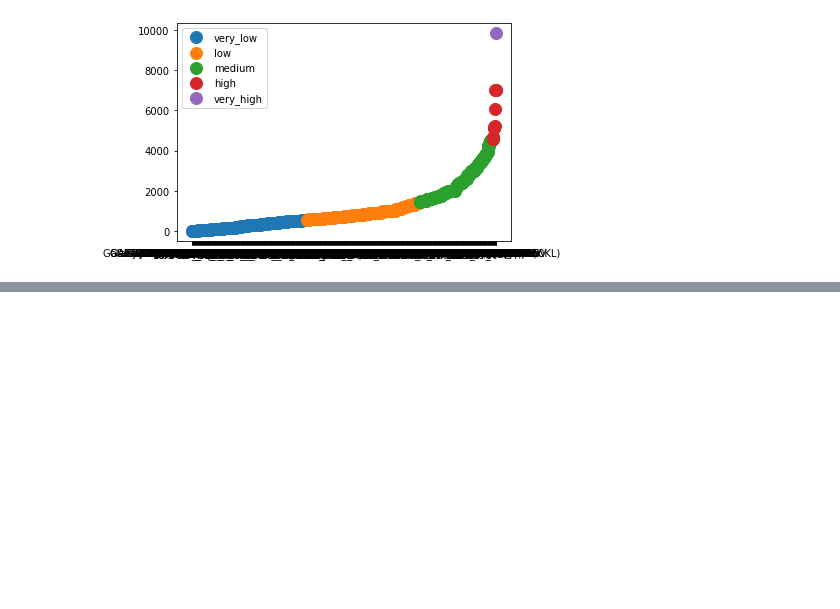
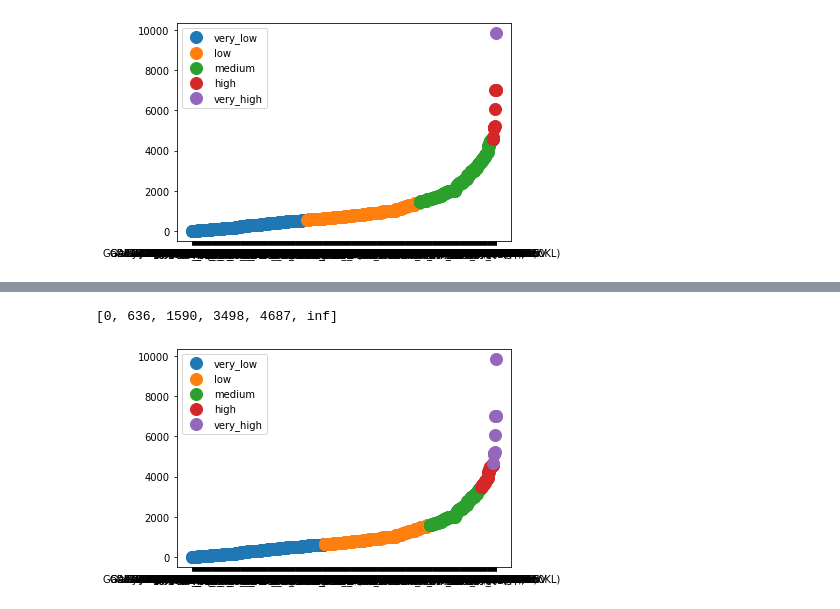
Before and after one commit to thiagolrpinho/phone_prices_crawler, a Jupyter notebook: main.ipynb, the cells around one changed output, grey strips where cells are left out. Drawn from its saved outputs; the diff is of its cells as text; code cells hidden in the pictures; blank space fills up the shorter version.

Commit message:
:sparkles: add: price ranges using ibge research

```diff
--- a/main.ipynb
+++ b/main.ipynb
@@ -241,0 +246,26 @@ plt.show()
+# %%
+ibge_price_ranges_labels = ['very_low', 'low', 'medium', 'high', 'very_high']
+salaries_ibge_ranges = [(0, 1908), (1909, 2862), (2863, 5724), (5725, 3566)]
+ibge_price_ranges = [0]
+for i, salarie_range in enumerate(salaries_ibge_ranges):
+    threshold_price = (salarie_range[0] + salarie_range[1])//3
+    # As the values are so low, we have to increment them with the previous threshold
+    threshold_price += ibge_price_ranges[i-1]
+    ibge_price_ranges.append(threshold_price)
+ibge_price_ranges.append(float('inf'))
+ibge_price_ranges
+# %% [output]
+[0, 636, 1590, 3498, 4687, inf]
+# %%
+device_extracted_data_df['ibge_price_range'] = pd.cut(device_extracted_data_df['item_price'], bins=ibge_price_ranges, labels=ibge_price_ranges_labels)
+groups = device_extracted_data_df.groupby('ibge_price_range', sort=False)
+# Plot
+fig, ax = plt.subplots()
+ax.margins(0.05) # Optional, just adds 5% padding to the autoscaling
+for name, group in groups:
+    ax.plot(group['item_original_name'], group['item_price'], marker='o', linestyle='', ms=12, label=name)
+ax.legend()
+
+plt.show()
+# %% [output]
+[figure, added]
```
Also changed, not shown: parts of 2 cells of this notebook, 1 other file.
